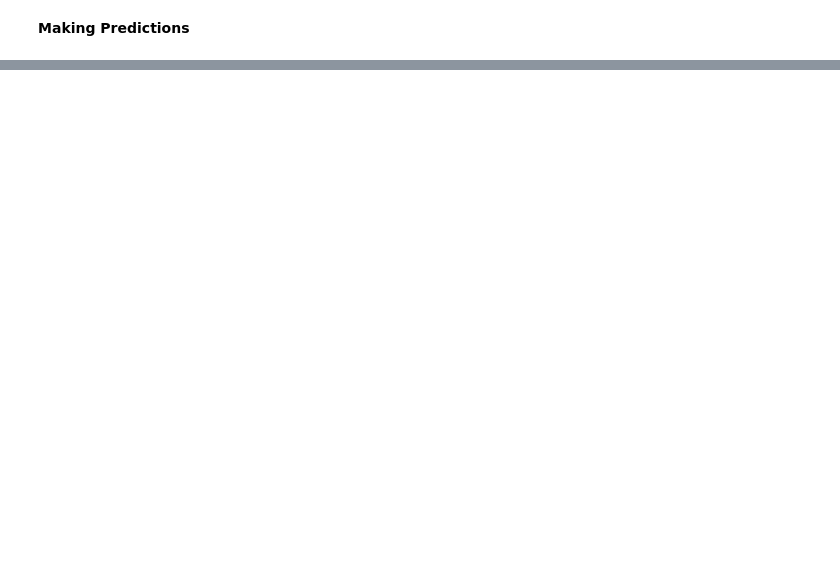
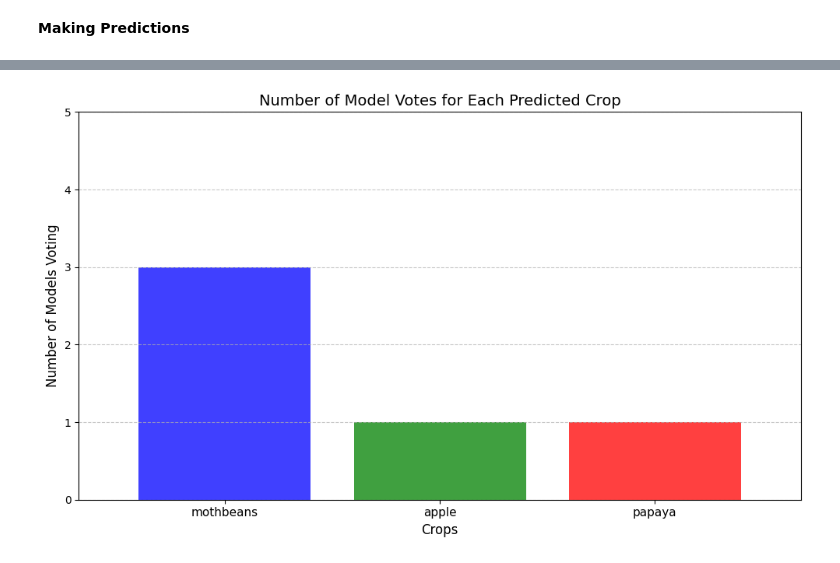
Before and after one commit to qasmendoza/crop-recommendation, a Jupyter notebook: Crops.ipynb, the cells around one changed output, grey strips where cells are left out. Saved outputs shown, nothing was run; the diff lists cells and outputs as text; code cells hidden in the pictures; blank space fills up the shorter version.

```diff
--- a/Crops.ipynb
+++ b/Crops.ipynb
@@ -487,0 +569,81 @@ Random Forest prediction: watermelon with 50.6904% confidence
+# %%
+# Define the original feature names and input data
+original_feature_names = ['N', 'P', 'K', 'temperature', 'humidity', 'ph', 'rainfall']
+data = np.array([[25, 51, 18, 27.77799528, 54.82130787, 9.45949344, 50.28438729]])
+data_df = pd.DataFrame(data, columns=original_feature_names)
+
+# List of classifiers
+classifiers = {
+    "Random Forest": clf_rf,
+    "KNN": clf_knn,
+    "Naive Bayes": clf_nb,
+    "Logistic Regression": clf_lr,
+    "XGBoost": clf_xgb,
+}
+
+votes = []
+
+# Iterate over classifiers to get their predictions
+for clf_name, clf in classifiers.items():
+    proba = clf.predict_proba(data_df.values)
+    predicted_index = np.argmax(proba)
+
+    if clf_name == "XGBoost":
+        predicted_label = le.inverse_transform([predicted_index])[0]
+    else:
+        predicted_label = clf.classes_[predicted_index]
+
+    votes.append(predicted_label)
+
+# Ensemble voting
+vote_counts = Counter(votes)
+most_common_votes = vote_counts.most_common()
+
+if len(most_common_votes) > 1 and most_common_votes[0][1] == most_common_votes[1][1]:
+    tied_classes = [vote[0] for vote in most_common_votes if vote[1] == most_common_votes[0][1]]
+    ensemble_prediction = tied_classes[0]
+else:
+    ensemble_prediction = most_common_votes[0][0]
+
+# Get metrics of the ensemble prediction from the model that matches the ensemble result
+matching_model = [clf_name for clf_name, predicted_label in zip(classifiers, votes) if predicted_label == ensemble_prediction][0]
+ensemble_metrics = model_metrics.get(matching_model, {"Accuracy": "-", "Precision": "-", "Recall": "-", "F1 Score": "-"})
+
+
+# Tabular Representation of Model-wise Predictions
+print("Model-wise Predictions:")
+print("| Model Name            | Prediction   |")
+print("|-----------------------|--------------|")
+for clf_name in classifiers:
+    predicted_label = votes[list(classifiers.keys()).index(clf_name)]
+    print(f"| {clf_name:<21} | {predicted_label:<12} |")
+
+# Visualization: Histogram of Predictions
+plt.figure(figsize=(10,6))
+colors = ['blue', 'green', 'red', 'cyan', 'purple']
+plt.bar(vote_counts.keys(), vote_counts.values(), color=colors, alpha=0.75)
+plt.yticks(np.arange(0, 6, 1))
+plt.ylim(0, 5)
+plt.ylabel('Number of Models Voting', fontsize=12)
+plt.xlabel('Crops', fontsize=12)
+plt.title('Number of Model Votes for Each Predicted Crop', fontsize=14)
+plt.xticks(rotation=0, fontsize=11)
+plt.grid(axis='y', linestyle='--', alpha=0.7)
+plt.margins(0.1)
+plt.tight_layout()
+plt.show()
+
+# Tabular Representation of Ensemble Prediction Results
+print("\n--------------------------------------------------")
+print("              ENSEMBLE PREDICTION RESULT      ")
+print("--------------------------------------------------")
+print(f"| Crop Predicted   | {ensemble_prediction:<27} |")
+print("|------------------|-----------------------------|")
+print(f"| Accuracy         | {ensemble_metrics['Accuracy']:<27} |")
+print(f"| Precision        | {ensemble_metrics['Precision']:<27} |")
+print(f"| Recall           | {ensemble_metrics['Recall']:<27} |")
+print(f"| F1 Score         | {ensemble_metrics['F1 Score']:<27} |")
+print("--------------------------------------------------")
+print("\nNote:")
+print("The ensemble prediction is derived from a majority consensus across various models.")
+# %% [output]
@@ -487,0 +658 @@ Random Forest prediction: watermelon with 50.6904% confidence
+[figure, added]
```
Also changed, not shown: parts of 14 cells of this notebook.
